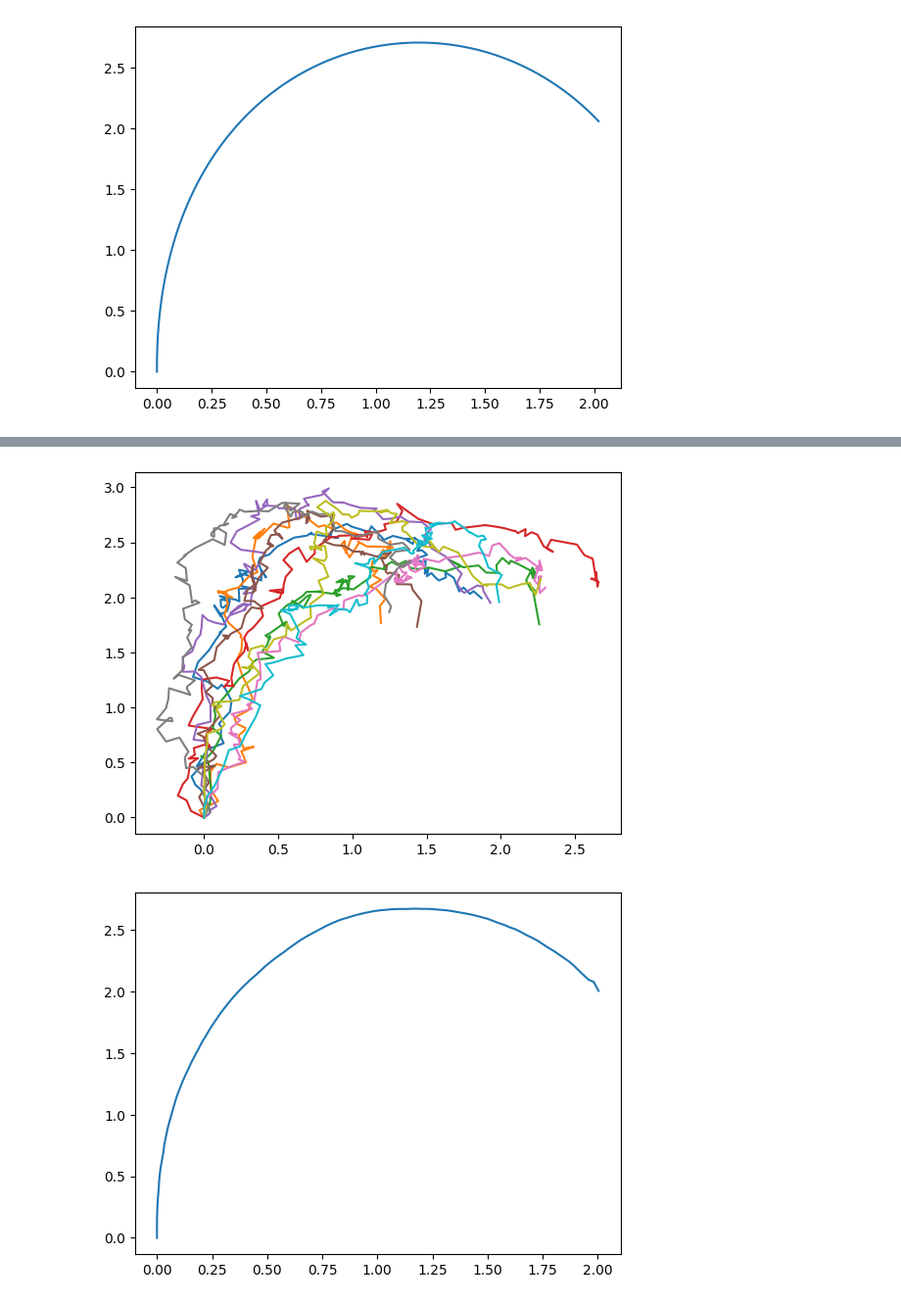
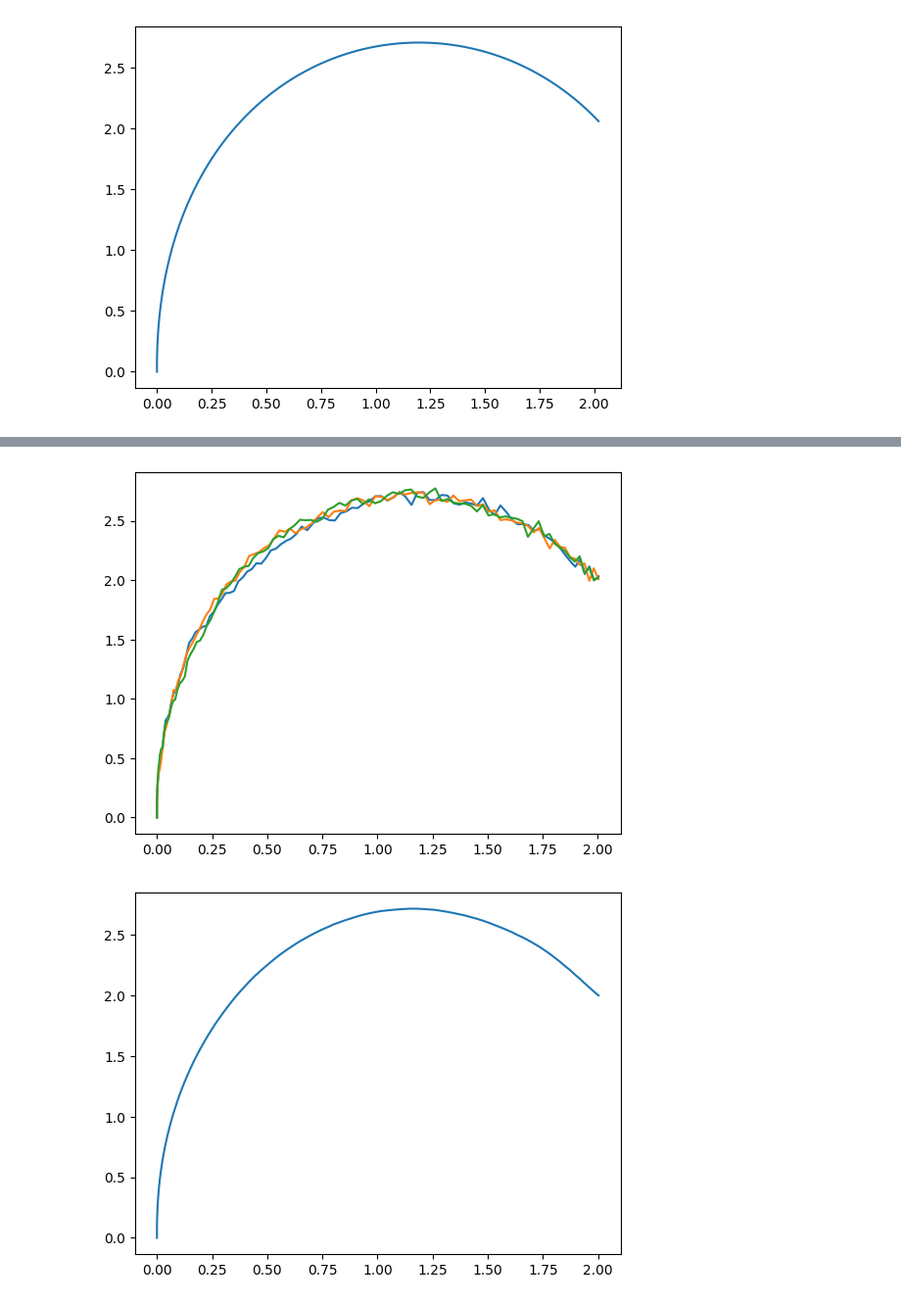
Before and after one commit to YuhangMeiUW/P2P, a Jupyter notebook: 2nd_order_brownian_bridge.ipynb, the cells around one changed output, grey strips where cells are left out. Shown at 98% size. Saved outputs shown, nothing was run; the diff lists cells and outputs as text; code cells hidden in the pictures.

```diff
--- a/2nd_order_brownian_bridge.ipynb
+++ b/2nd_order_brownian_bridge.ipynb
@@ -93,7 +103,7 @@ X_backward = torch.zeros((T, N, n))
 X_backward[-1,:,:] = y.repeat(N,1).reshape(N,n)
 for i in range(T-1, 0, -1):
     # print(i)
-    dX = (A @ X_backward[i,:,:].T  + B @ U_d[i-1,:].repeat(N,1).T).T * dt + n_sigma * torch.randn(N,n)*np.sqrt(dt)
+    dX = (A @ X_backward[i,:,:].T  + B @ U_d[i-1,:].repeat(N,1).T).T * dt + (B @ (n_sigma * torch.randn(N,1)*np.sqrt(dt)).T).T
     X_backward[i-1,:,:] = X_backward[i,:,:] - dX
 # %%
 plt.figure()
@@ -221,12 +265,53 @@ for i in range(1, T):
+# %%
+y = torch.tensor([[2.0],[2.0]])
+# %%
+W_forward = torch.zeros((T, N, 1))
+for i in range(T):
+    W_forward[i,:,:] = torch.randn(N,1)*np.sqrt(dt)
+# %%
+k_record = torch.zeros((T, N, 1))
+u_s_record = torch.zeros((T, N, 1))
+u1_record = torch.zeros((T, N, 1))
+u2_record = torch.zeros((T, N, 1))
+u3_record = torch.zeros((T, N, 1))
+X_pred = torch.zeros((T, N, n))
+X_pred[0,:,:] = torch.zeros((N,n))
+X_pred2 = torch.zeros((T, N, n))
+X_pred2[0,:,:] = torch.zeros((N,n))
+X_pred3 = torch.zeros((T, N, n))
+X_pred3[0,:,:] = torch.zeros((N,n))
+
+for i in range(1, T):
+
+    ## NN method
+    k_value = k.forward(X_pred[i-1,:,:], t[i-1].repeat(N,1))
+    k_record[i,:,:] = k_value
+    u = U_d[i-1,:].repeat(N,1) + k_value
+    u1_record[i-1,:,:] = u
+    dX = (A @ X_pred[i-1,:,:].T  + B @ u.T).T * dt + (B @ (n_sigma * W_forward[i-1,:,:]).T).T
+    X_pred[i,:,:] = X_pred[i-1,:,:] + dX
+
+    ## u deterministic + u stochastic method
+    u_s_record[i,:,:] = -(X_pred2[i-1,:,:] - X_forward[i-1,:])@ (B.T @ exp1tAtrans[i-1,:,:] @ torch.linalg.pinv(phi1t[i-1,:,:]) @ exp1tA[i-1,:,:]).T
+    u2 = U_d[i-1,:].repeat(N,1) + u_s_record[i,:,:]
+    u2_record[i-1,:,:] = u2
+    dX2 = (A @ X_pred2[i-1,:,:].T  + B @ u2.T).T * dt + (B @ (n_sigma * W_forward[i-1,:,:]).T).T
+    X_pred2[i,:,:] = X_pred2[i-1,:,:] + dX2
+
+    ## u feedback method
+    u3 = -(X_pred3[i-1,:,:] - (expt1A[i-1,:,:] @ y).repeat(1,N).T) @ (B.T @ exp1tAtrans[i-1,:,:] @ torch.linalg.pinv(phi1t[i-1,:,:]) @ exp1tA[i-1,:,:]).T
+    u3_record[i-1,:,:] = u3
+    dX3 = (A @ X_pred3[i-1,:,:].T  + B @ u3.T).T * dt + (B @ (n_sigma * W_forward[i-1,:,:]).T).T
+    X_pred3[i,:,:] = X_pred3[i-1,:,:] + dX3
 # %%
 plt.figure()
-for i in range(10):
+for i in range(3):
     plt.plot(X_pred[:,i,0].detach().numpy(), X_pred[:,i,1].detach().numpy())
 plt.show()
 
 plt.figure()
 plt.plot(X_pred[:,:,0].mean(axis=1).detach().numpy(), X_pred[:,:,1].mean(axis=1).detach().numpy())
 plt.show()
 # %% [output]
-[figure, old version]
+[figure, new version]
-[figure, old version]
+[figure, new version]
```
Also changed, not shown: parts of 14 cells of this notebook.
